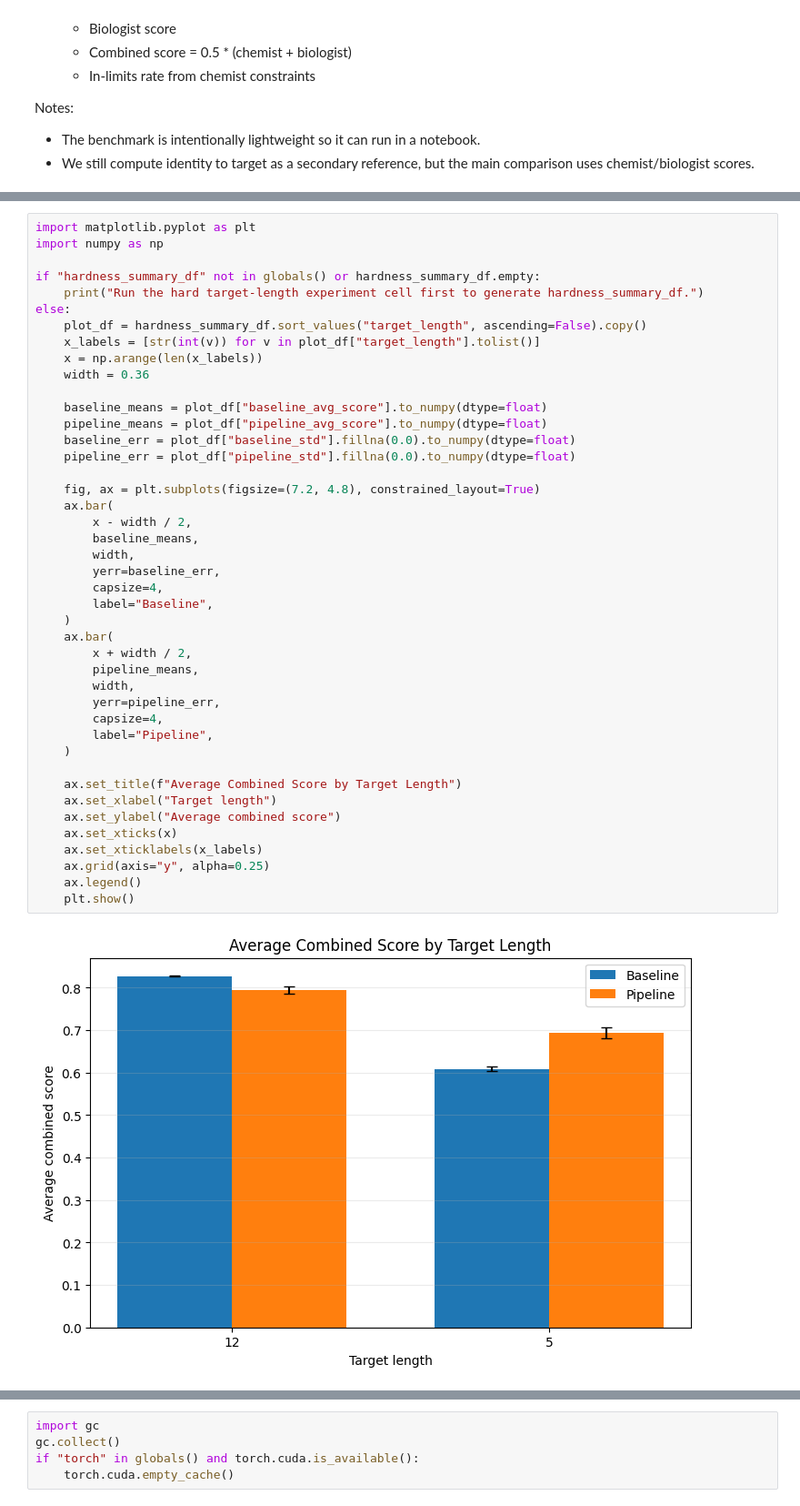
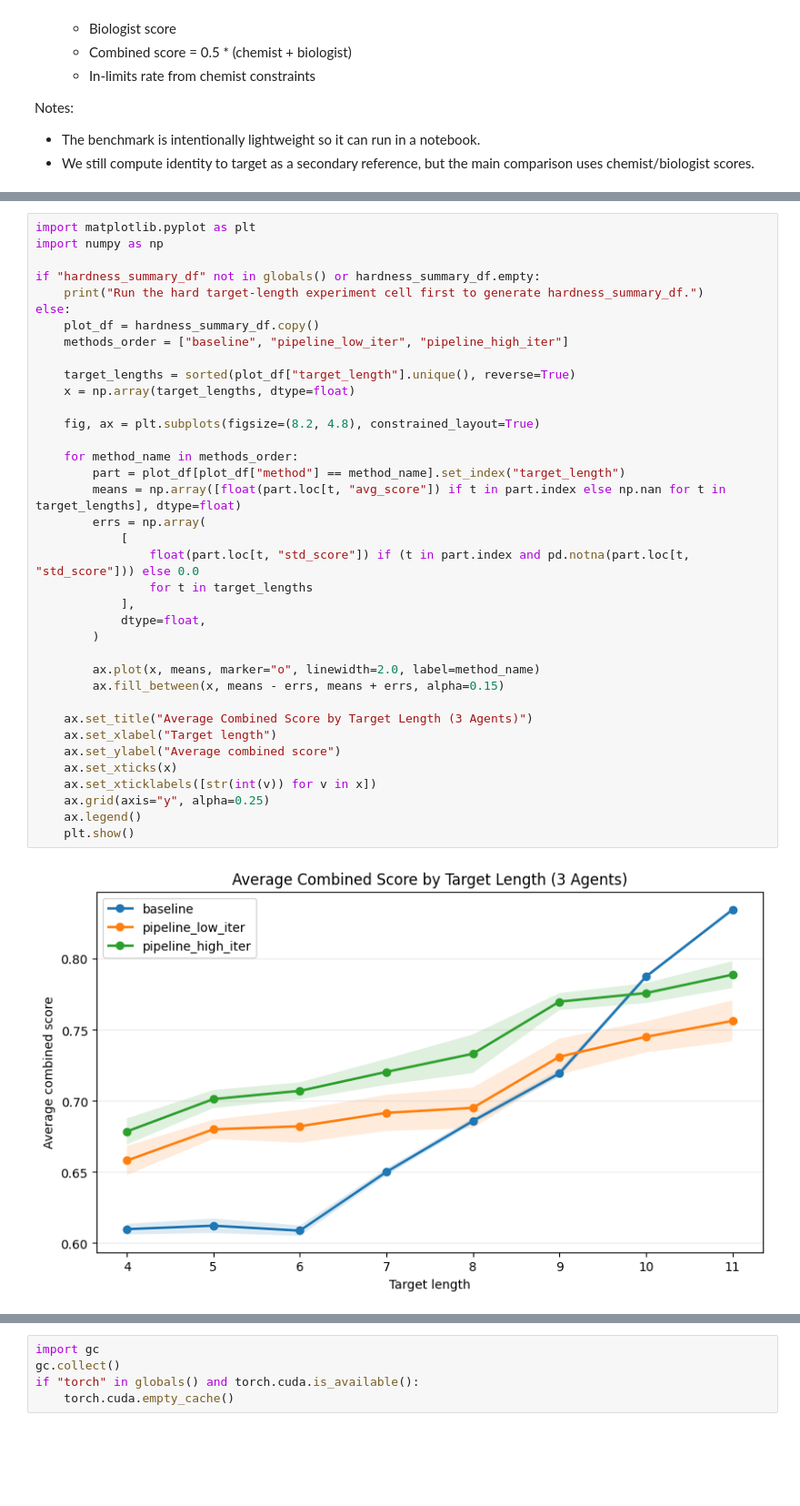
Before and after one commit to Roirtur/multi-expert-peptide-pipeline, a Jupyter notebook: notebooks/experimentation_pipeline_vs_baseline.ipynb, the cells around one changed output, grey strips where cells are left out. Shown at 91% size. Cells and saved outputs as stored; diff of their text form; blank space fills up the shorter version.

```diff
--- a/notebooks/experimentation_pipeline_vs_baseline.ipynb
+++ b/notebooks/experimentation_pipeline_vs_baseline.ipynb
@@ -1720,48 +1788,42 @@ Length  5 -> baseline dup_rate=0.938, pipeline dup_rate=0.000
 # %%
 import matplotlib.pyplot as plt
 import numpy as np
 
 if "hardness_summary_df" not in globals() or hardness_summary_df.empty:
     print("Run the hard target-length experiment cell first to generate hardness_summary_df.")
 else:
-    plot_df = hardness_summary_df.sort_values("target_length", ascending=False).copy()
-    x_labels = [str(int(v)) for v in plot_df["target_length"].tolist()]
-    x = np.arange(len(x_labels))
-    width = 0.36
+    plot_df = hardness_summary_df.copy()
+    methods_order = ["baseline", "pipeline_low_iter", "pipeline_high_iter"]
 
-    baseline_means = plot_df["baseline_avg_score"].to_numpy(dtype=float)
-    pipeline_means = plot_df["pipeline_avg_score"].to_numpy(dtype=float)
-    baseline_err = plot_df["baseline_std"].fillna(0.0).to_numpy(dtype=float)
-    pipeline_err = plot_df["pipeline_std"].fillna(0.0).to_numpy(dtype=float)
+    target_lengths = sorted(plot_df["target_length"].unique(), reverse=True)
+    x = np.array(target_lengths, dtype=float)
 
-    fig, ax = plt.subplots(figsize=(7.2, 4.8), constrained_layout=True)
-    ax.bar(
-        x - width / 2,
-        baseline_means,
-        width,
-        yerr=baseline_err,
-        capsize=4,
-        label="Baseline",
-    )
-    ax.bar(
-        x + width / 2,
-        pipeline_means,
-        width,
-        yerr=pipeline_err,
-        capsize=4,
-        label="Pipeline",
-    )
+    fig, ax = plt.subplots(figsize=(8.2, 4.8), constrained_layout=True)
 
-    ax.set_title(f"Average Combined Score by Target Length")
+    for method_name in methods_order:
+        part = plot_df[plot_df["method"] == method_name].set_index("target_length")
+        means = np.array([float(part.loc[t, "avg_score"]) if t in part.index else np.nan for t in target_lengths], dtype=float)
+        errs = np.array(
+            [
+                float(part.loc[t, "std_score"]) if (t in part.index and pd.notna(part.loc[t, "std_score"])) else 0.0
+                for t in target_lengths
+            ],
+            dtype=float,
+        )
+
+        ax.plot(x, means, marker="o", linewidth=2.0, label=method_name)
+        ax.fill_between(x, means - errs, means + errs, alpha=0.15)
+
+    ax.set_title("Average Combined Score by Target Length (3 Agents)")
     ax.set_xlabel("Target length")
     ax.set_ylabel("Average combined score")
     ax.set_xticks(x)
-    ax.set_xticklabels(x_labels)
+    ax.set_xticklabels([str(int(v)) for v in x])
     ax.grid(axis="y", alpha=0.25)
     ax.legend()
     plt.show()
 # %% [output]
-[figure, old version]
+[figure, new version]
 # %% [markdown]
 ## Variety Study (Duplicates and Diversity)
 
```
Also changed, not shown: parts of 8 cells of this notebook.
